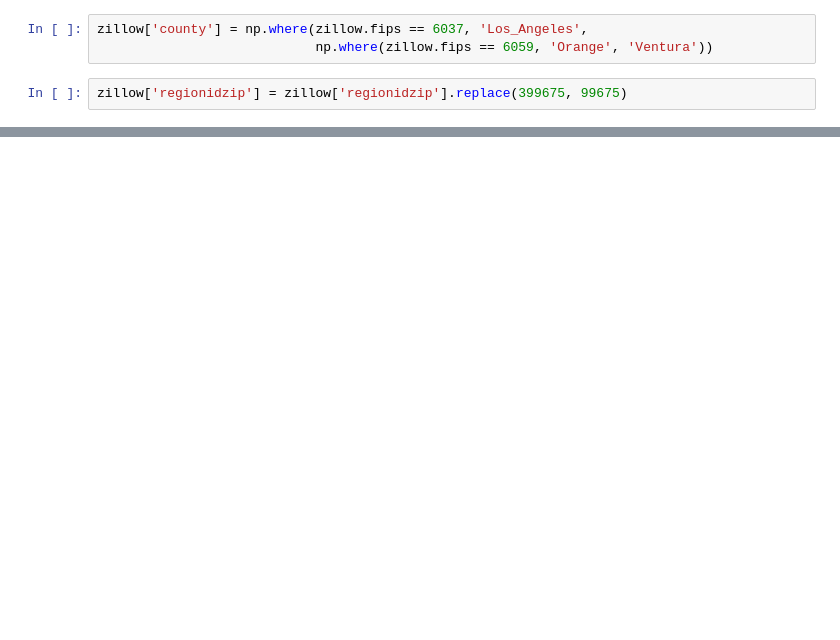
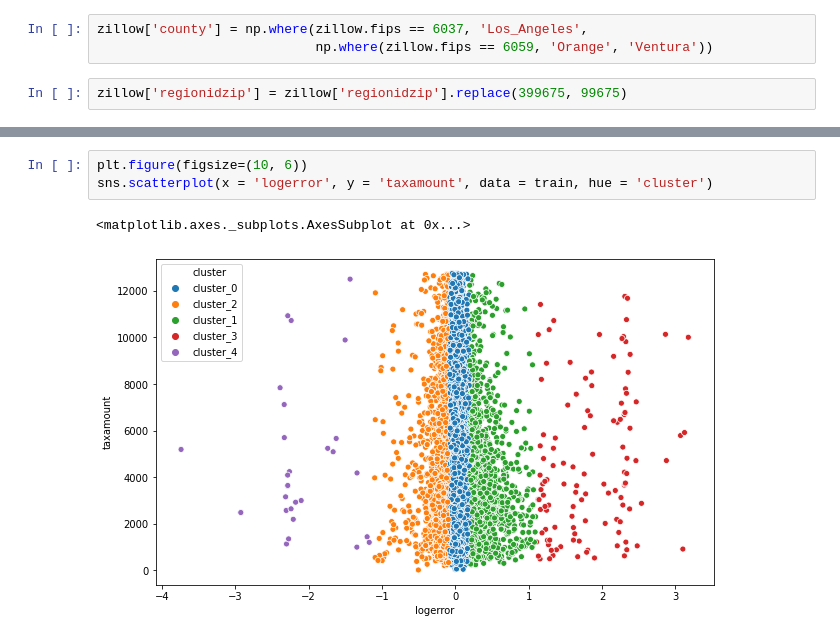
Before and after one commit to clustering-zillow/clustering-zillow, a Jupyter notebook: zillow_cluster_ravinder.ipynb, the cells around one changed output, grey strips where cells are left out. Drawn from its saved outputs; the diff is of its cells as text; blank space fills up the shorter version.

```diff
--- a/zillow_cluster_ravinder.ipynb
+++ b/zillow_cluster_ravinder.ipynb
@@ -209,0 +227,6 @@ Name: census_tractandblock, Length: 73752, dtype: object
+# %%
+plt.figure(figsize=(10, 6))
+sns.scatterplot(x = 'logerror', y = 'taxamount', data = train, hue = 'cluster')
+# %% [output]
+<matplotlib.axes._subplots.AxesSubplot at 0x...>
+[figure, added]
```
Also changed, not shown: parts of 65 cells of this notebook.
